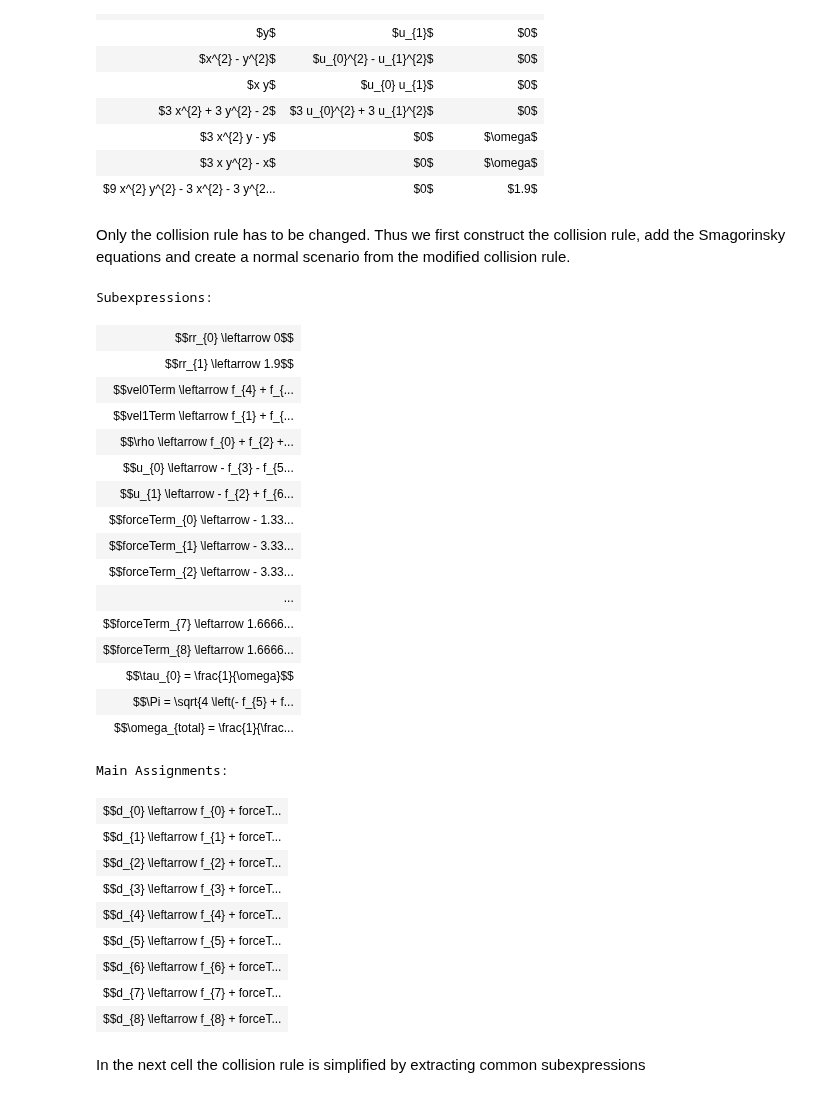
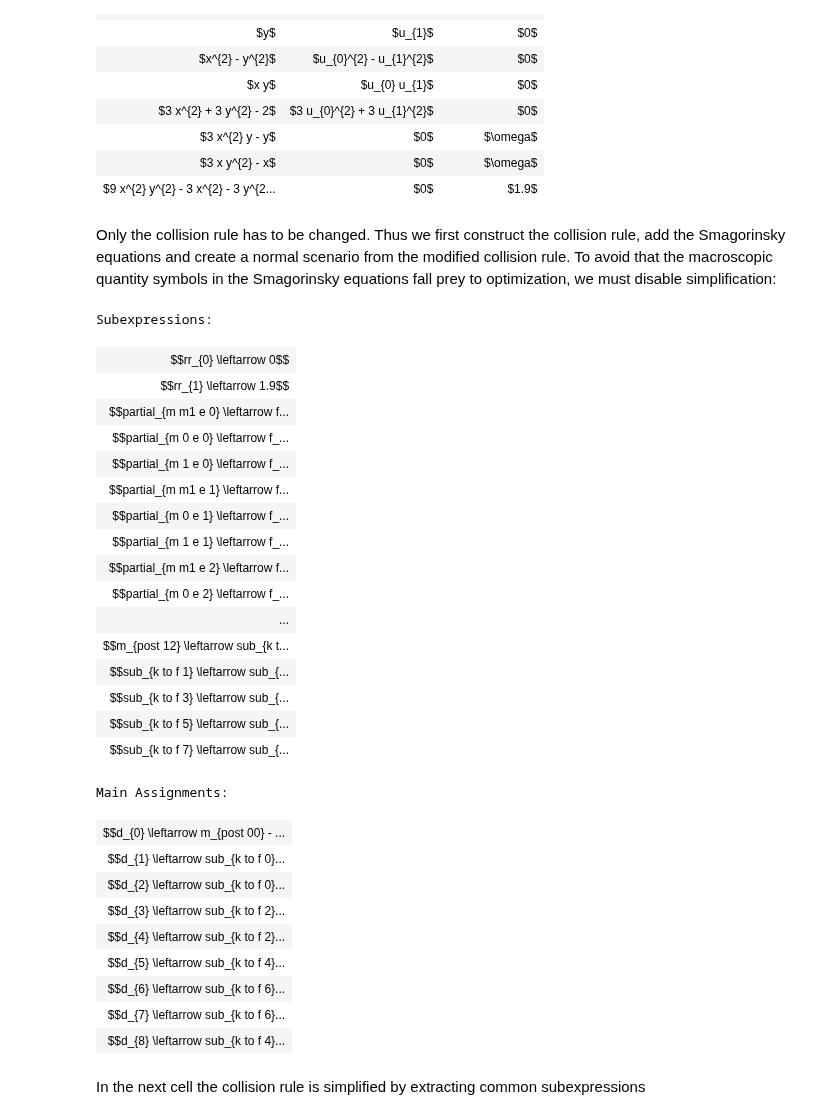
Before and after one commit to mabau/lbmpy, a Jupyter notebook: doc/notebooks/06_tutorial_modifying_method_smagorinsky.ipynb, the cells around one changed output. Cells and saved outputs as stored; diff of their text form; code cells hidden in the pictures.

```diff
--- a/doc/notebooks/06_tutorial_modifying_method_smagorinsky.ipynb
+++ b/doc/notebooks/06_tutorial_modifying_method_smagorinsky.ipynb
@@ -133,42 +133,43 @@ method
 | $3 x y^{2} - x$ | $0$ | $\omega$ |
 | $9 x^{2} y^{2} - 3 x^{2} - 3 y^{2... | $0$ | $1.9$ |
 # %% [markdown]
-Only the collision rule has to be changed. Thus we first construct the collision rule, add the Smagorinsky equations and create a normal scenario from the modified collision rule.
+Only the collision rule has to be changed. Thus we first construct the collision rule, add the Smagorinsky equations and create a normal scenario from the modified collision rule. To avoid that the macroscopic quantity symbols in the Smagorinsky equations fall prey to optimization, we must disable simplification:
 # %%
-collision_rule = create_lb_collision_rule(lb_method=method)
+optimization = {'simplification' : False}
+collision_rule = create_lb_collision_rule(lb_method=method, optimization=optimization)
 collision_rule = collision_rule.new_with_substitutions({ω: ω_total})
 
 collision_rule.subexpressions += smagorinsky_equations(ω, ω_total, method)
 collision_rule.topological_sort(sort_subexpressions=True, sort_main_assignments=False)
 collision_rule
 # %% [output]
 Subexpressions:
 | $$rr_{0} \leftarrow 0$$ |
 | $$rr_{1} \leftarrow 1.9$$ |
-| $$vel0Term \leftarrow f_{4} + f_{... |
-| $$vel1Term \leftarrow f_{1} + f_{... |
-| $$\rho \leftarrow f_{0} + f_{2} +... |
-| $$u_{0} \leftarrow - f_{3} - f_{5... |
-| $$u_{1} \leftarrow - f_{2} + f_{6... |
-| $$forceTerm_{0} \leftarrow - 1.33... |
-| $$forceTerm_{1} \leftarrow - 3.33... |
-| $$forceTerm_{2} \leftarrow - 3.33... |
+| $$partial_{m m1 e 0} \leftarrow f... |
+| $$partial_{m 0 e 0} \leftarrow f_... |
+| $$partial_{m 1 e 0} \leftarrow f_... |
+| $$partial_{m m1 e 1} \leftarrow f... |
+| $$partial_{m 0 e 1} \leftarrow f_... |
+| $$partial_{m 1 e 1} \leftarrow f_... |
+| $$partial_{m m1 e 2} \leftarrow f... |
+| $$partial_{m 0 e 2} \leftarrow f_... |
 | ... |
-| $$forceTerm_{7} \leftarrow 1.6666... |
-| $$forceTerm_{8} \leftarrow 1.6666... |
-| $$\tau_{0} = \frac{1}{\omega}$$ |
-| $$\Pi = \sqrt{4 \left(- f_{5} + f... |
-| $$\omega_{total} = \frac{1}{\frac... |
+| $$m_{post 12} \leftarrow sub_{k t... |
+| $$sub_{k to f 1} \leftarrow sub_{... |
+| $$sub_{k to f 3} \leftarrow sub_{... |
+| $$sub_{k to f 5} \leftarrow sub_{... |
+| $$sub_{k to f 7} \leftarrow sub_{... |
 Main Assignments:
-| $$d_{0} \leftarrow f_{0} + forceT... |
-| $$d_{1} \leftarrow f_{1} + forceT... |
-| $$d_{2} \leftarrow f_{2} + forceT... |
-| $$d_{3} \leftarrow f_{3} + forceT... |
-| $$d_{4} \leftarrow f_{4} + forceT... |
-| $$d_{5} \leftarrow f_{5} + forceT... |
-| $$d_{6} \leftarrow f_{6} + forceT... |
-| $$d_{7} \leftarrow f_{7} + forceT... |
-| $$d_{8} \leftarrow f_{8} + forceT... |
+| $$d_{0} \leftarrow m_{post 00} - ... |
+| $$d_{1} \leftarrow sub_{k to f 0}... |
+| $$d_{2} \leftarrow sub_{k to f 0}... |
+| $$d_{3} \leftarrow sub_{k to f 2}... |
+| $$d_{4} \leftarrow sub_{k to f 2}... |
+| $$d_{5} \leftarrow sub_{k to f 4}... |
+| $$d_{6} \leftarrow sub_{k to f 6}... |
+| $$d_{7} \leftarrow sub_{k to f 6}... |
+| $$d_{8} \leftarrow sub_{k to f 4}... |
 # %% [markdown]
 In the next cell the collision rule is simplified by extracting common subexpressions
 # %%
```
Also changed, not shown: 27 other files.
